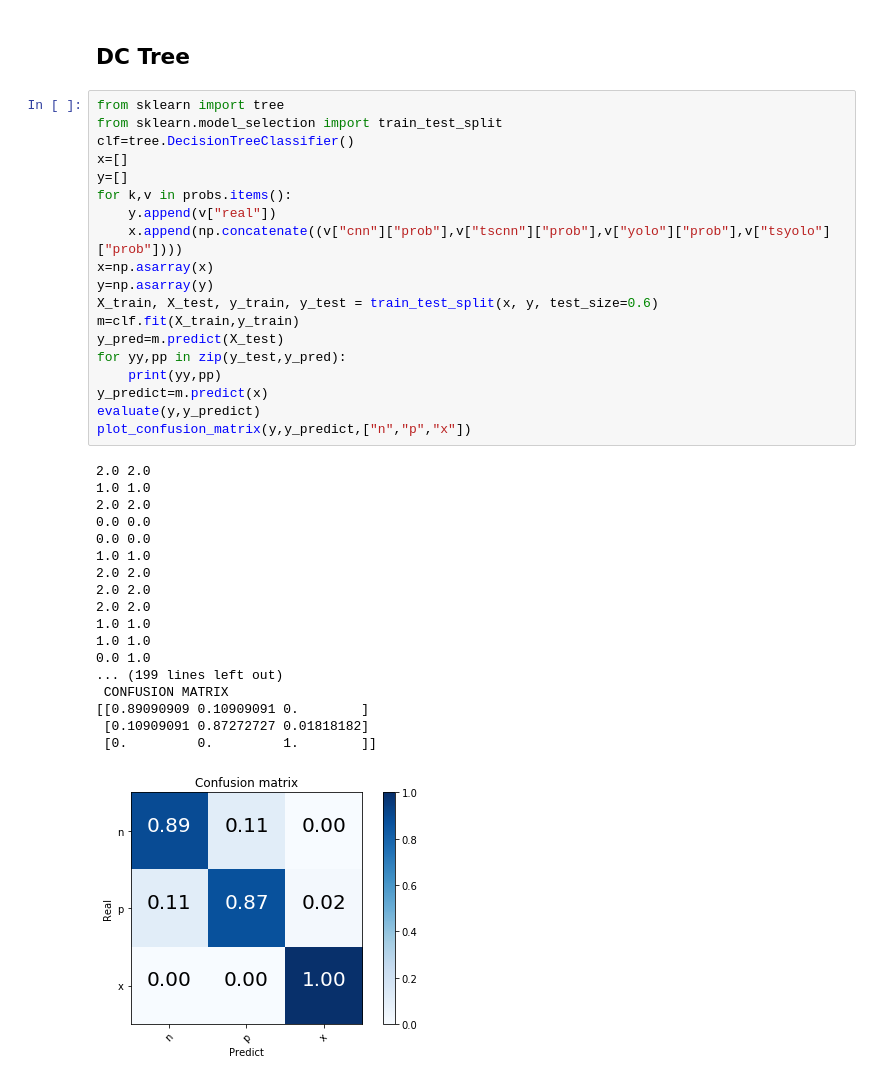
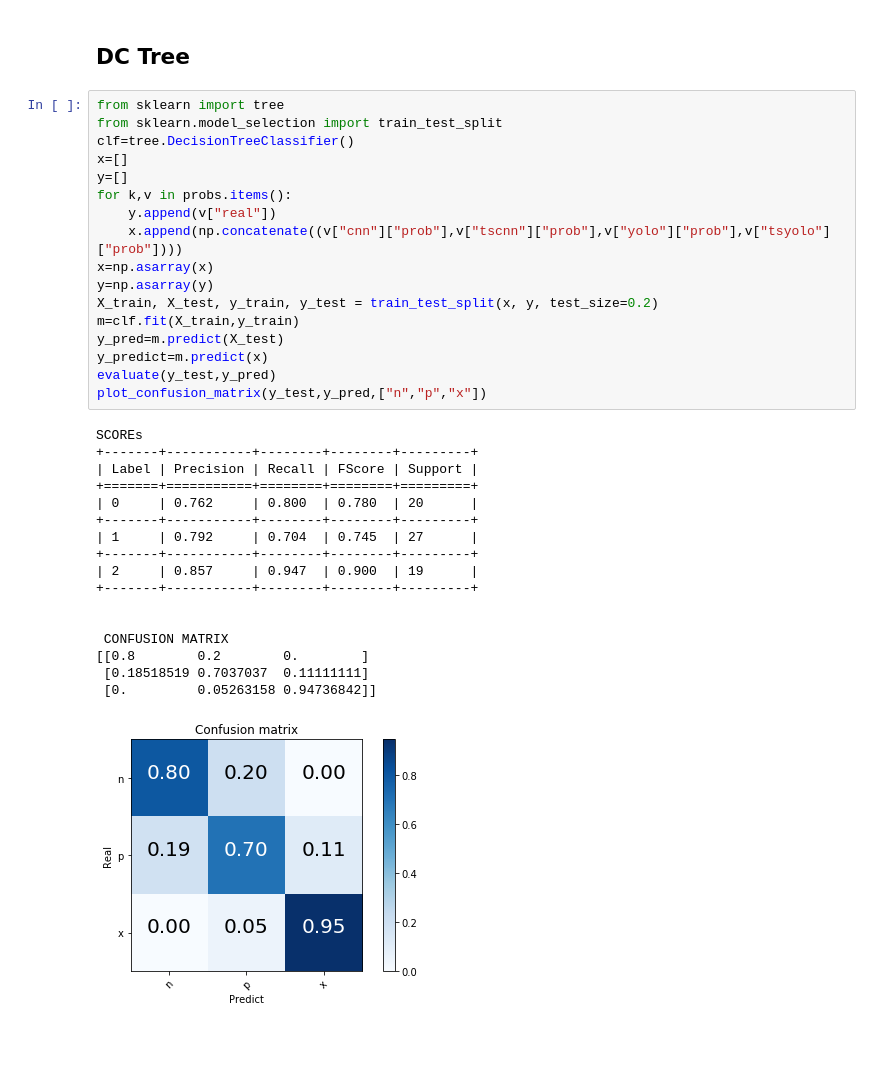
Before and after one commit to cilegann/TuberculosisDetect, a Jupyter notebook: src/detect_flow.ipynb, the cells around one changed output. Drawn from its saved outputs; the diff is of its cells as text; blank space fills up the shorter version.

```diff
--- a/src/detect_flow.ipynb
+++ b/src/detect_flow.ipynb
@@ -154,38 +262,35 @@ SCOREs
 # %%
 from sklearn import tree
 from sklearn.model_selection import train_test_split
 clf=tree.DecisionTreeClassifier()
 x=[]
 y=[]
 for k,v in probs.items():
     y.append(v["real"])
     x.append(np.concatenate((v["cnn"]["prob"],v["tscnn"]["prob"],v["yolo"]["prob"],v["tsyolo"]["prob"])))
 x=np.asarray(x)
 y=np.asarray(y)
-X_train, X_test, y_train, y_test = train_test_split(x, y, test_size=0.6)
+X_train, X_test, y_train, y_test = train_test_split(x, y, test_size=0.2)
 m=clf.fit(X_train,y_train)
 y_pred=m.predict(X_test)
-for yy,pp in zip(y_test,y_pred):
-    print(yy,pp)
 y_predict=m.predict(x)
-evaluate(y,y_predict)
-plot_confusion_matrix(y,y_predict,["n","p","x"])
+evaluate(y_test,y_pred)
+plot_confusion_matrix(y_test,y_pred,["n","p","x"])
 # %% [output]
-2.0 2.0
-1.0 1.0
-2.0 2.0
-0.0 0.0
-0.0 0.0
-1.0 1.0
-2.0 2.0
-2.0 2.0
-2.0 2.0
-1.0 1.0
-1.0 1.0
-0.0 1.0
-... (199 lines left out)
+SCOREs
++-------+-----------+--------+--------+---------+
+| Label | Precision | Recall | FScore | Support |
++=======+===========+========+========+=========+
+| 0     | 0.762     | 0.800  | 0.780  | 20      |
++-------+-----------+--------+--------+---------+
+| 1     | 0.792     | 0.704  | 0.745  | 27      |
++-------+-----------+--------+--------+---------+
+| 2     | 0.857     | 0.947  | 0.900  | 19      |
++-------+-----------+--------+--------+---------+
+
+
  CONFUSION MATRIX
-[[0.89090909 0.10909091 0.        ]
- [0.10909091 0.87272727 0.01818182]
- [0.         0.         1.        ]]
+[[0.8        0.2        0.        ]
+ [0.18518519 0.7037037  0.11111111]
+ [0.         0.05263158 0.94736842]]
-[figure, old version]
+[figure, new version]
```
Also changed, not shown: parts of 4 cells of this notebook.
